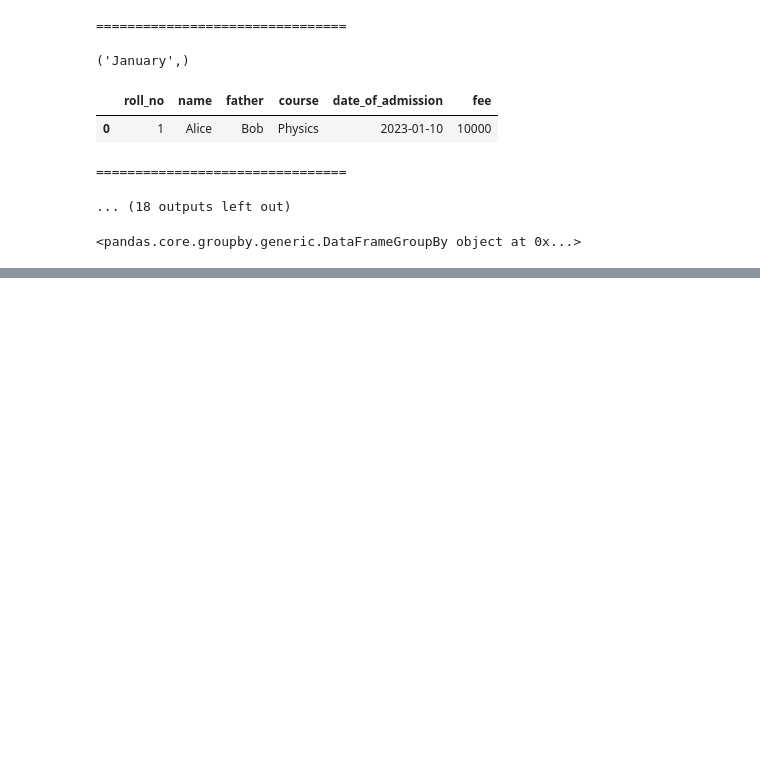
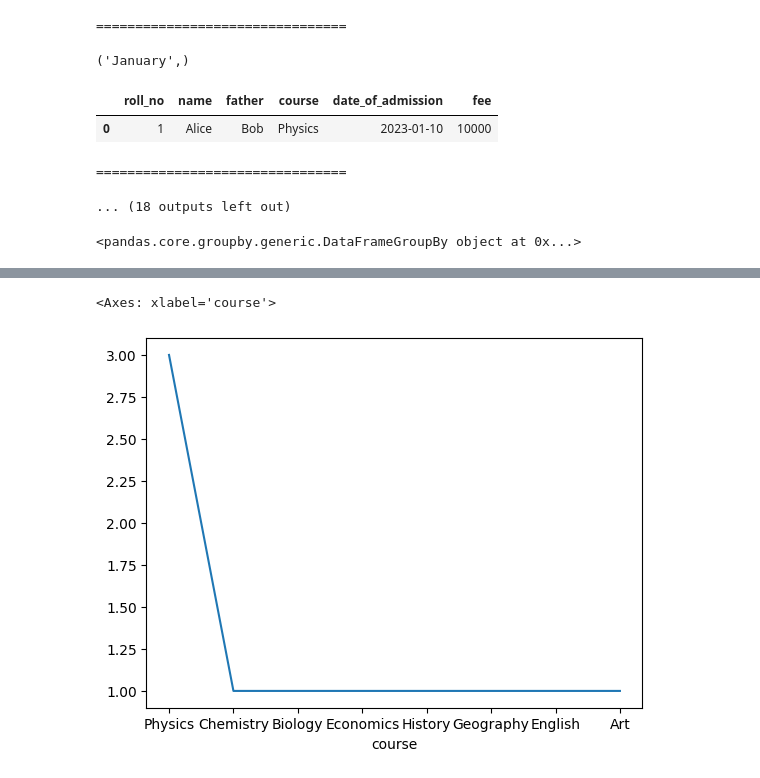
Before and after one commit to smmartprogrammer/modernpython, a Jupyter notebook: class19(pandasgroupby_filtering).ipynb, the cells around one changed output, grey strips where cells are left out. Saved outputs shown, nothing was run; the diff lists cells and outputs as text; code cells hidden in the pictures; blank space fills up the shorter version.

```diff
--- a/class19(pandasgroupby_filtering).ipynb
+++ b/class19(pandasgroupby_filtering).ipynb
@@ -685,0 +800,5 @@ students_df.groupby([students_df["date_of_admission"].dt.strftime("%B")])
+# %%
+students_df.course.value_counts().plot()
+# %% [output]
+<Axes: xlabel='course'>
+[figure, added]
```
Also changed, not shown: parts of 13 cells of this notebook.
